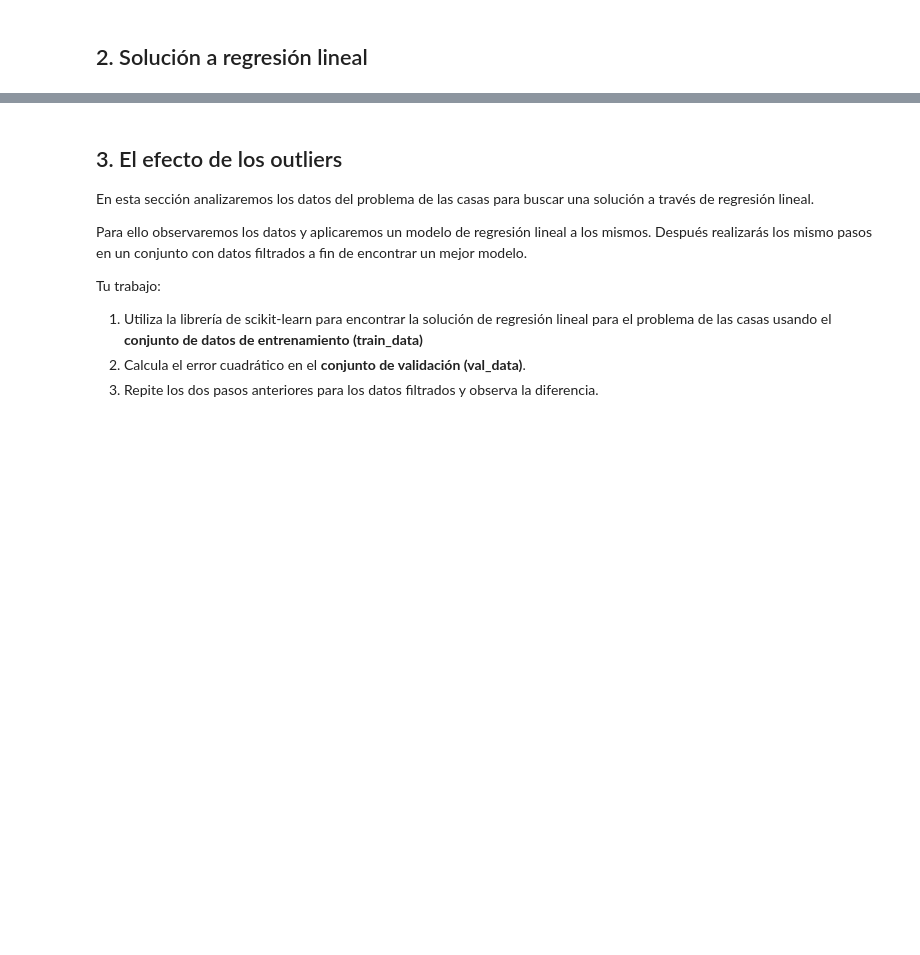
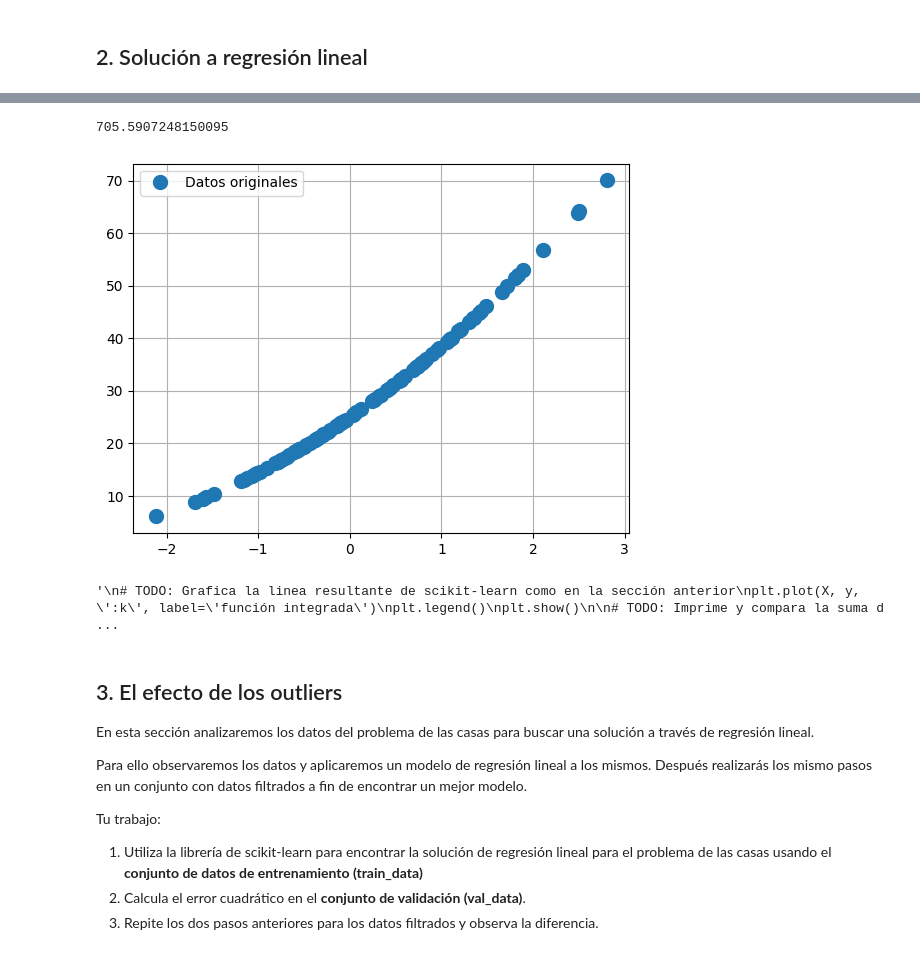
Before and after one commit to JessicaBorja/ML23, a Jupyter notebook: ml23/ejercicio_1_LinearReg/linear_regression.ipynb, the cells around one changed output, grey strips where cells are left out. Saved outputs shown, nothing was run; the diff lists cells and outputs as text; code cells hidden in the pictures; blank space fills up the shorter version.

```diff
--- a/ml23/ejercicio_1_LinearReg/linear_regression.ipynb
+++ b/ml23/ejercicio_1_LinearReg/linear_regression.ipynb
@@ -89,23 +105,35 @@ plt.legend()
 # %%
 ## 2.4 TODO: Calcula la suma de errores cuadrádos
-residual = ...
+##residual = np.sum(np.square(y_hat, y)) online answer
+residual = np.mean(np.square(y - y_hat)) #correcto
+print (residual)
+
 
 ## 2.5 TODO: Compara los resultados con la función integrada de numpy 'np.linalg.lstsq'
 
 # Graficando
 plt.plot(X, y, 'o', label='Datos originales', markersize=10)
+plt.legend()
+plt.show()
 
 # TODO: Grafica la linea resultante de TU modelo como en la sección anterior
-plt.plot(..., ..., 'r', lw=3, label='Linea resultante')
-
+##plt.plot(X, y_hat, 'r', lw=3, label='Linea resultante')
+##plt.legend()
+##plt.show()
+'''
 # TODO: Grafica la linea resultante de scikit-learn como en la sección anterior
-plt.plot(..., ..., ':k', label='función integrada')
+plt.plot(X, y, ':k', label='función integrada')
 plt.legend()
 plt.show()
 
 # TODO: Imprime y compara la suma de errores cuadrádos calculado por TU metodo y el de numpy
 print("Residuales mios: ", ...)
 print("Residuales numpy:", ...)
+'''
+# %% [output]
+705.5907248150095
+[figure, added]
+'\n# TODO: Grafica la linea resultante de scikit-learn como en la sección anterior\nplt.plot(X, y, \':k\', label=\'función integrada\')\nplt.legend()\nplt.show()\n\n# TODO: Imprime y compara la suma d ...
 # %% [markdown]
 ## 3. El efecto de los outliers
 
```
Also changed, not shown: parts of 4 cells of this notebook.
